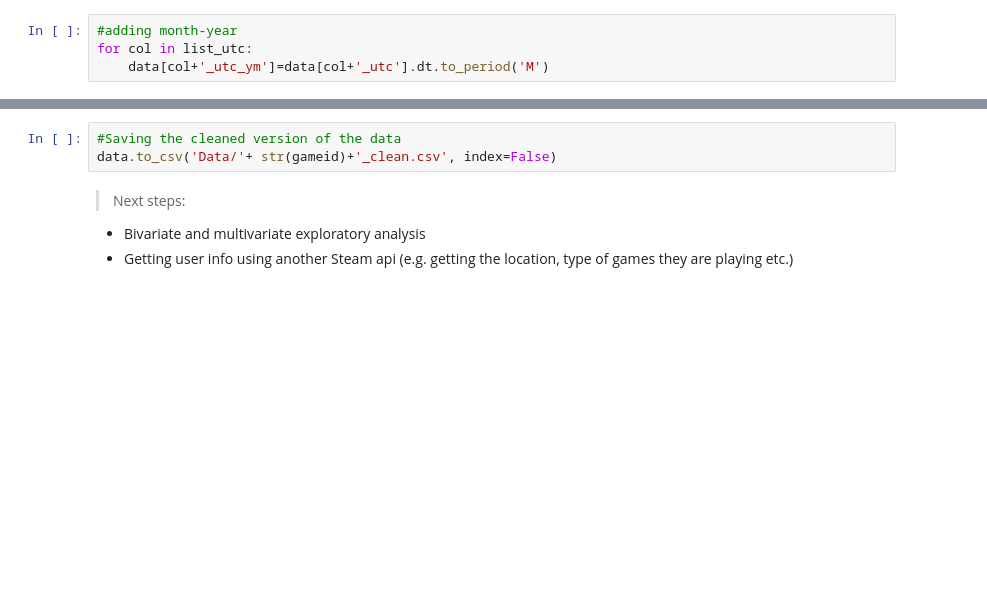
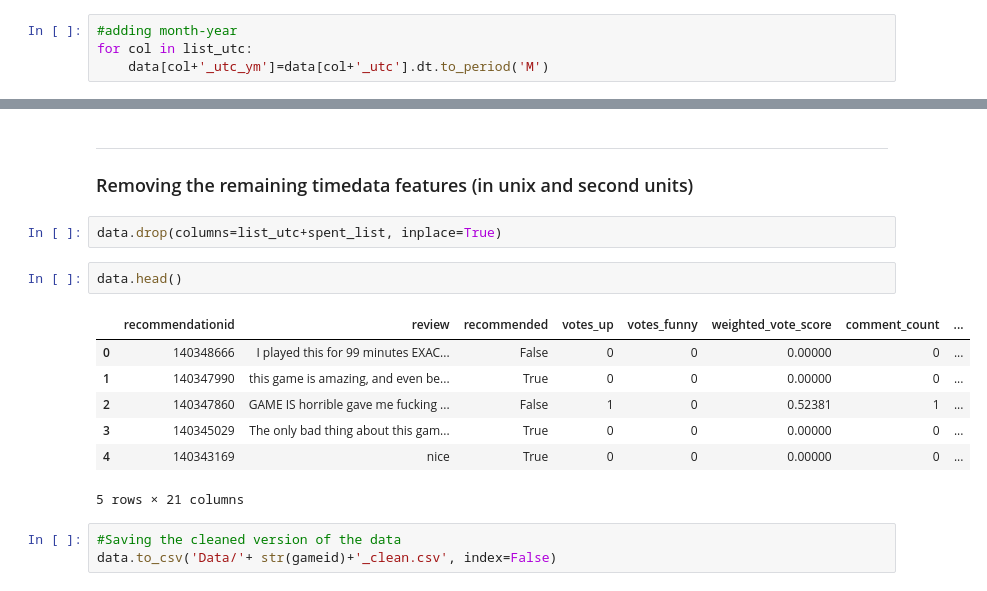
Before and after one commit to RalucaN/Steam_reviews, a Jupyter notebook: B_Data_processing.ipynb, the cells around one changed output, grey strips where cells are left out. Saved outputs shown, nothing was run; the diff lists cells and outputs as text; blank space fills up the shorter version.

```diff
--- a/B_Data_processing.ipynb
+++ b/B_Data_processing.ipynb
@@ -340,10 +345,21 @@ data.head()
 | 3 | 140345029 | The only bad thing about this gam... | 1687196855 | 1687196855 | True | 0 | 0 | ... |
 | 4 | 140343169 | nice | 1687194571 | 1687194571 | True | 0 | 0 | ... |
 5 rows × 27 columns
+# %% [markdown]
+---
+### Removing the remaining timedata features (in unix and second units)
+# %%
+data.drop(columns=list_utc+spent_list, inplace=True)
+# %%
+data.head()
+# %% [output]
+|  | recommendationid | review | recommended | votes_up | votes_funny | weighted_vote_score | comment_count | ... |
+| 0 | 140348666 | I played this for 99 minutes EXAC... | False | 0 | 0 | 0.00000 | 0 | ... |
+| 1 | 140347990 | this game is amazing, and even be... | True | 0 | 0 | 0.00000 | 0 | ... |
+| 2 | 140347860 | GAME IS horrible gave me fucking ... | False | 1 | 0 | 0.52381 | 1 | ... |
+| 3 | 140345029 | The only bad thing about this gam... | True | 0 | 0 | 0.00000 | 0 | ... |
+| 4 | 140343169 | nice | True | 0 | 0 | 0.00000 | 0 | ... |
+5 rows × 21 columns
 # %%
 #Saving the cleaned version of the data
 data.to_csv('Data/'+ str(gameid)+'_clean.csv', index=False)
-# %% [markdown]
-> Next steps:
- - Bivariate and multivariate exploratory analysis
- - Getting user info using another Steam api (e.g. getting the location, type of games they are playing etc.)
```
Also changed, not shown: parts of 20 cells of this notebook, 2 other files.
